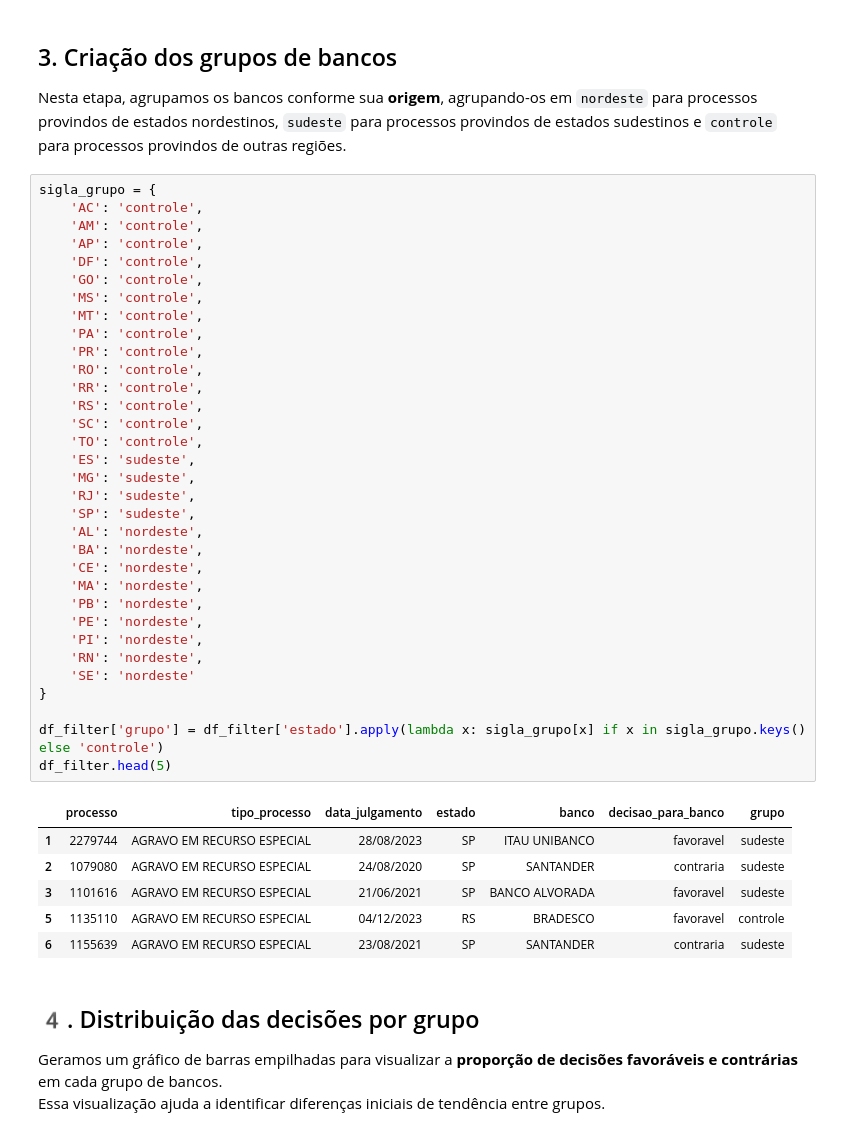
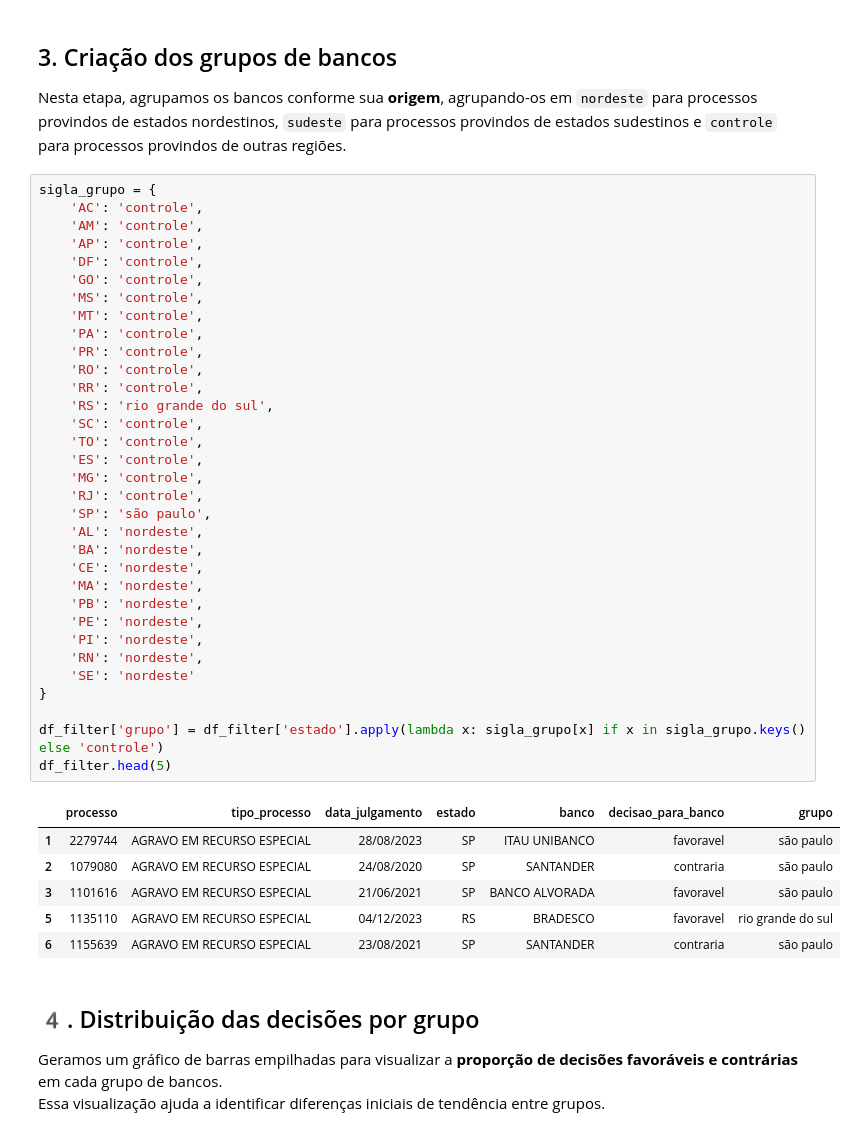
Before and after one commit to mumuvrf/analise_bancos_stj, a Jupyter notebook: analise.ipynb, the cells around one changed output. Saved outputs shown, nothing was run; the diff lists cells and outputs as text.

```diff
--- a/analise.ipynb
+++ b/analise.ipynb
@@ -50,43 +50,43 @@ Nesta etapa, agrupamos os bancos conforme sua **origem**, agrupando-os em `norde
 # %%
 sigla_grupo = {
     'AC': 'controle',
     'AM': 'controle',
     'AP': 'controle',
     'DF': 'controle',
     'GO': 'controle',
     'MS': 'controle',
     'MT': 'controle',
     'PA': 'controle',
     'PR': 'controle',
     'RO': 'controle',
     'RR': 'controle',
-    'RS': 'controle',
+    'RS': 'rio grande do sul',
     'SC': 'controle',
     'TO': 'controle',
-    'ES': 'sudeste',
-    'MG': 'sudeste',
-    'RJ': 'sudeste',
-    'SP': 'sudeste',
+    'ES': 'controle',
+    'MG': 'controle',
+    'RJ': 'controle',
+    'SP': 'são paulo',
     'AL': 'nordeste',
     'BA': 'nordeste',
     'CE': 'nordeste',
     'MA': 'nordeste',
     'PB': 'nordeste',
     'PE': 'nordeste',
     'PI': 'nordeste',
     'RN': 'nordeste',
     'SE': 'nordeste'
 }
 
 df_filter['grupo'] = df_filter['estado'].apply(lambda x: sigla_grupo[x] if x in sigla_grupo.keys() else 'controle')
 df_filter.head(5)
 # %% [output]
 |  | processo | tipo_processo | data_julgamento | estado | banco | decisao_para_banco | grupo |
-| 1 | 2279744 | AGRAVO EM RECURSO ESPECIAL | 28/08/2023 | SP | ITAU UNIBANCO | favoravel | sudeste |
-| 2 | 1079080 | AGRAVO EM RECURSO ESPECIAL | 24/08/2020 | SP | SANTANDER | contraria | sudeste |
-| 3 | 1101616 | AGRAVO EM RECURSO ESPECIAL | 21/06/2021 | SP | BANCO ALVORADA | favoravel | sudeste |
-| 5 | 1135110 | AGRAVO EM RECURSO ESPECIAL | 04/12/2023 | RS | BRADESCO | favoravel | controle |
-| 6 | 1155639 | AGRAVO EM RECURSO ESPECIAL | 23/08/2021 | SP | SANTANDER | contraria | sudeste |
+| 1 | 2279744 | AGRAVO EM RECURSO ESPECIAL | 28/08/2023 | SP | ITAU UNIBANCO | favoravel | são paulo |
+| 2 | 1079080 | AGRAVO EM RECURSO ESPECIAL | 24/08/2020 | SP | SANTANDER | contraria | são paulo |
+| 3 | 1101616 | AGRAVO EM RECURSO ESPECIAL | 21/06/2021 | SP | BANCO ALVORADA | favoravel | são paulo |
+| 5 | 1135110 | AGRAVO EM RECURSO ESPECIAL | 04/12/2023 | RS | BRADESCO | favoravel | rio grande do sul |
+| 6 | 1155639 | AGRAVO EM RECURSO ESPECIAL | 23/08/2021 | SP | SANTANDER | contraria | são paulo |
 # %% [markdown]
 ## 4️. Distribuição das decisões por grupo
 
```
Also changed, not shown: parts of 5 cells of this notebook.
